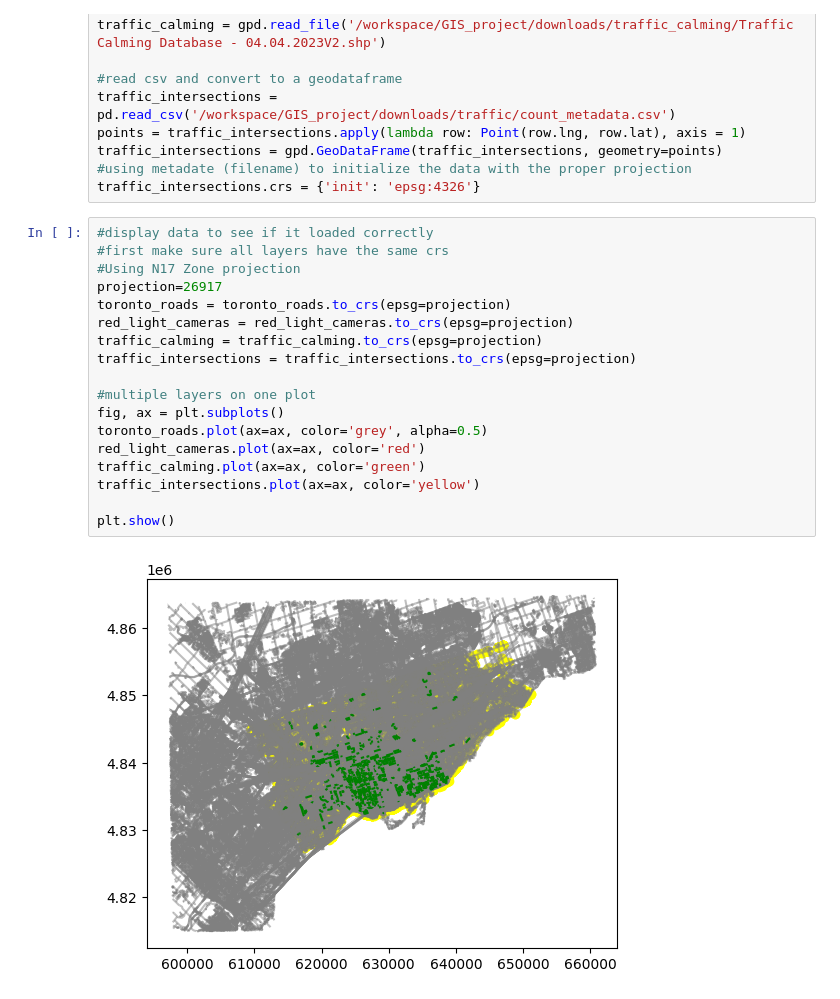
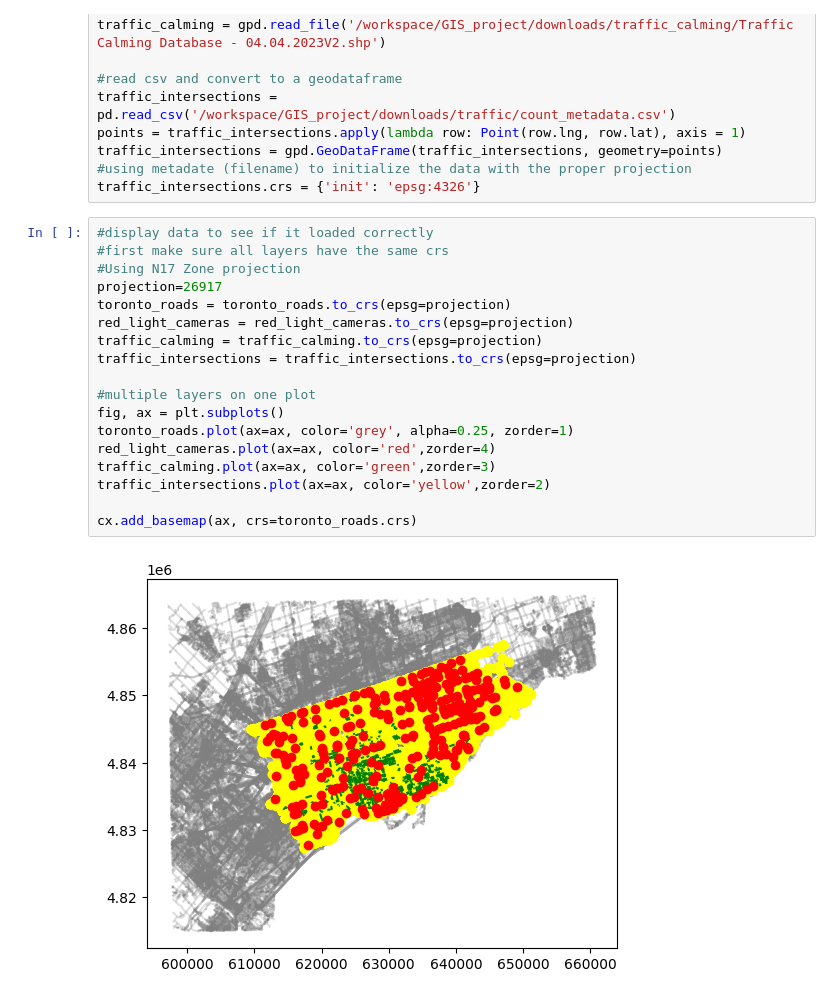
Before and after one commit to naorella/GIS_Showcase, a Jupyter notebook: traffic.ipynb, the cells around one changed output. Cells and saved outputs as stored; diff of their text form.

Commit message:
add: traffic.ipynb added base data

```diff
--- a/traffic.ipynb
+++ b/traffic.ipynb
@@ -23,20 +26,20 @@ traffic_intersections.crs = {'init': 'epsg:4326'}
 # %%
 #display data to see if it loaded correctly
 #first make sure all layers have the same crs
 #Using N17 Zone projection
 projection=26917
 toronto_roads = toronto_roads.to_crs(epsg=projection)
 red_light_cameras = red_light_cameras.to_crs(epsg=projection)
 traffic_calming = traffic_calming.to_crs(epsg=projection)
 traffic_intersections = traffic_intersections.to_crs(epsg=projection)
 
 #multiple layers on one plot
 fig, ax = plt.subplots()
-toronto_roads.plot(ax=ax, color='grey', alpha=0.5)
-red_light_cameras.plot(ax=ax, color='red')
-traffic_calming.plot(ax=ax, color='green')
-traffic_intersections.plot(ax=ax, color='yellow')
+toronto_roads.plot(ax=ax, color='grey', alpha=0.25, zorder=1)
+red_light_cameras.plot(ax=ax, color='red',zorder=4)
+traffic_calming.plot(ax=ax, color='green',zorder=3)
+traffic_intersections.plot(ax=ax, color='yellow',zorder=2)
 
-plt.show()
+cx.add_basemap(ax, crs=toronto_roads.crs)
 # %% [output]
-[figure, old version]
+[figure, new version]
```
Also changed, not shown: parts of 1 cell of this notebook.
